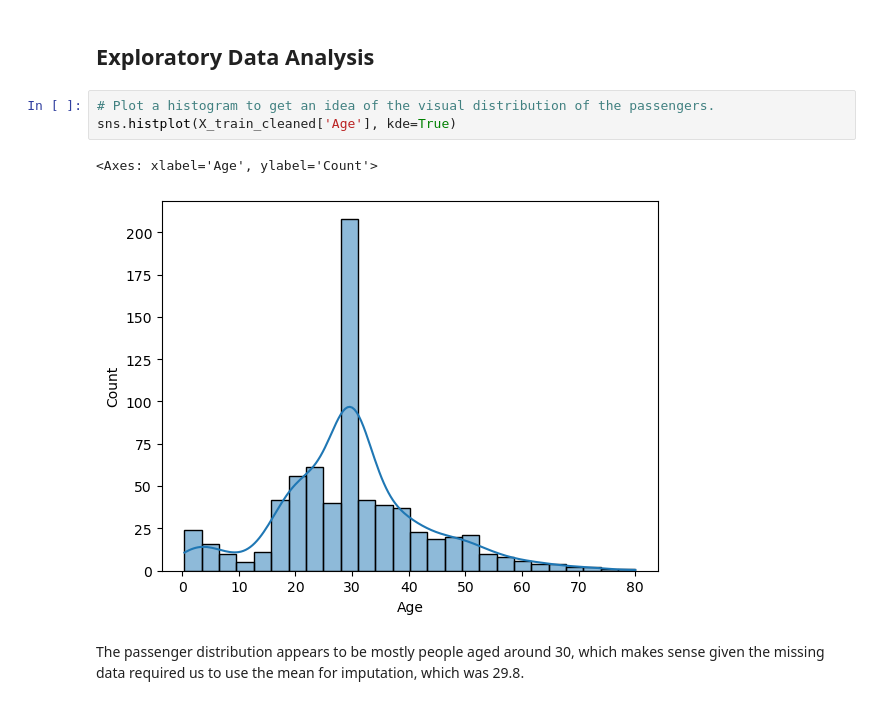
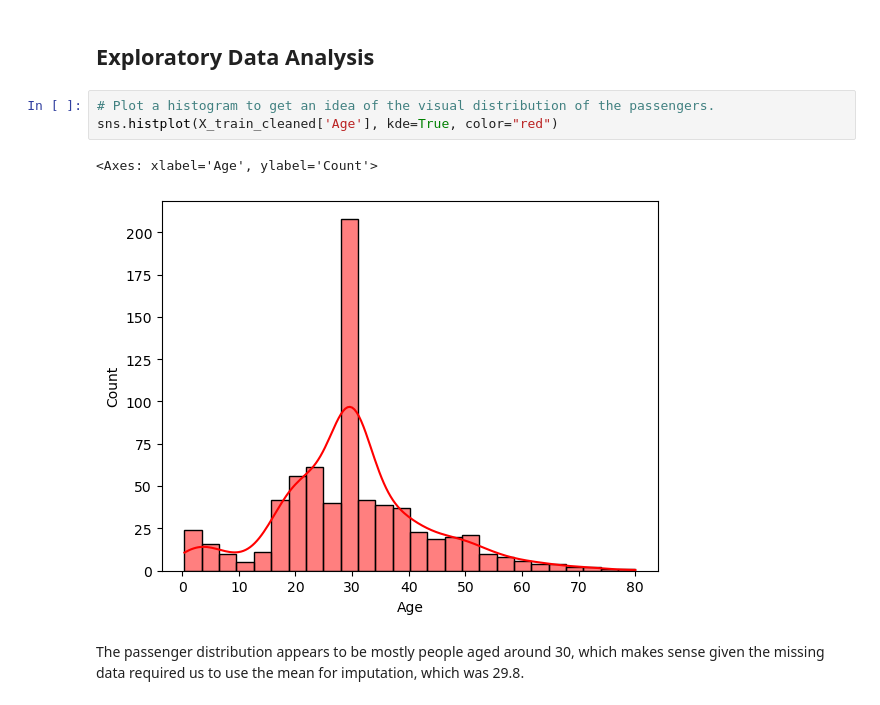
Before and after one commit to alexandergigliottipetruska/AI_projects, a Jupyter notebook: machine_learning/knn_and_decision_trees/3-classification-titanic-dataset-kaggle.ipynb, the cells around one changed output. Drawn from its saved outputs; the diff is of its cells as text.

Commit message:
Data Visualization Complete

```diff
--- a/machine_learning/knn_and_decision_trees/3-classification-titanic-dataset-kaggle.ipynb
+++ b/machine_learning/knn_and_decision_trees/3-classification-titanic-dataset-kaggle.ipynb
@@ -211,10 +210,10 @@ X_train_cleaned.head()
 ## Exploratory Data Analysis
 # %%
 # Plot a histogram to get an idea of the visual distribution of the passengers.
-sns.histplot(X_train_cleaned['Age'], kde=True)
+sns.histplot(X_train_cleaned['Age'], kde=True, color="red")
 # %% [output]
 <Axes: xlabel='Age', ylabel='Count'>
-[figure, old version]
+[figure, new version]
 # %% [markdown]
 The passenger distribution appears to be mostly people aged around 30, which makes sense given the missing data required us to use the mean for imputation, which was 29.8.
 # %%
```
Also changed, not shown: parts of 27 cells of this notebook.
